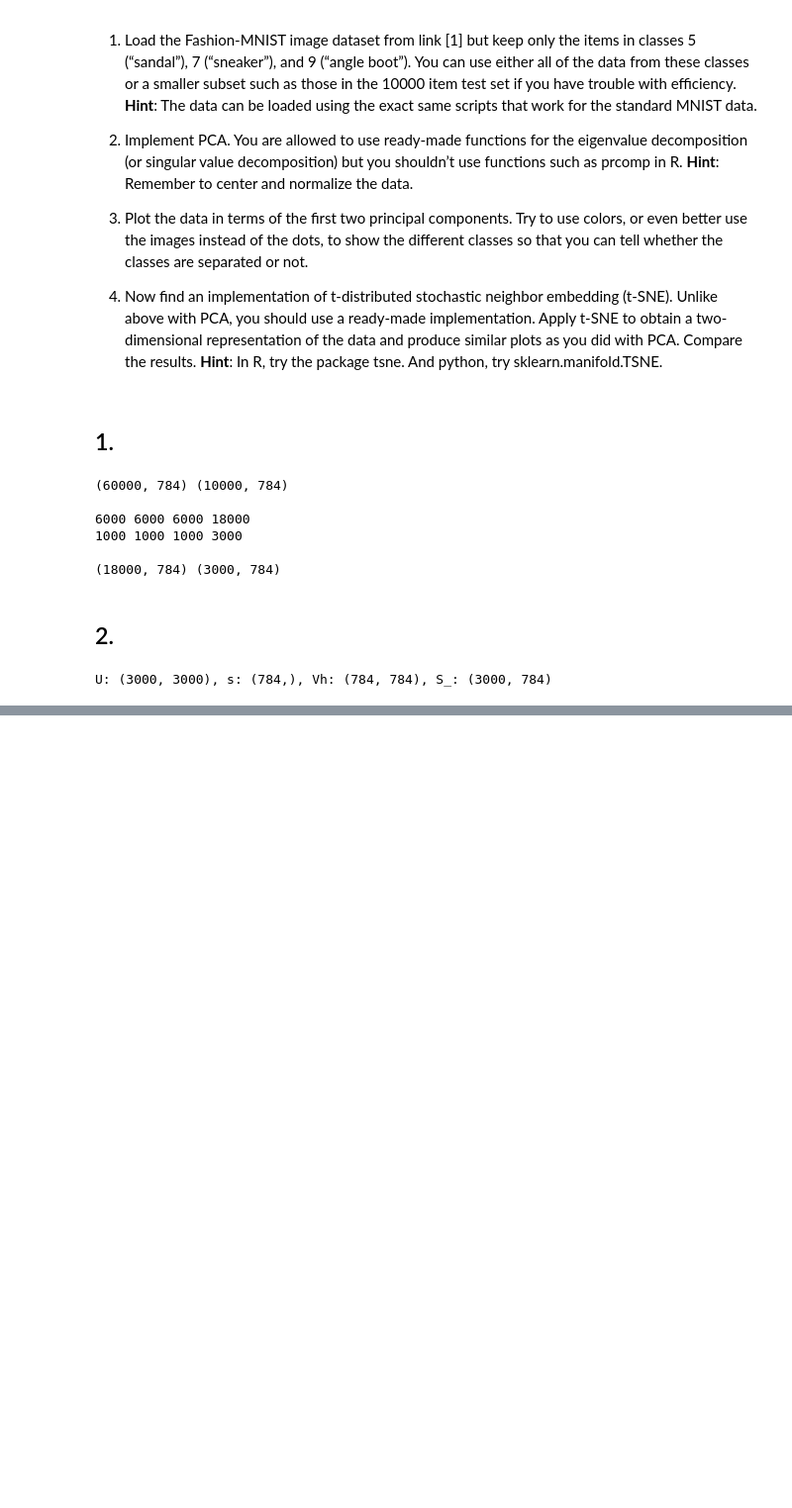
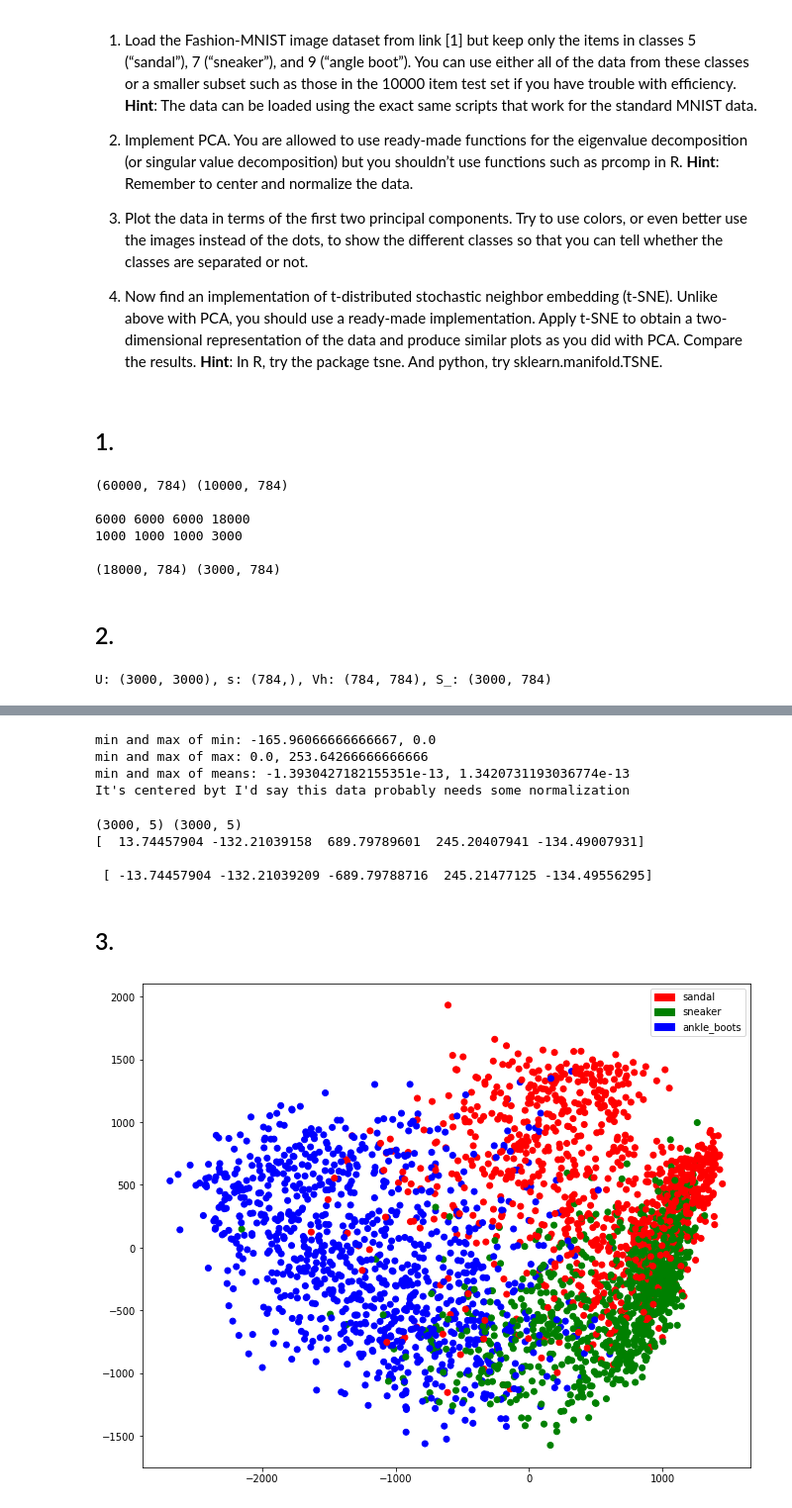
Before and after one commit to Kasparow/ml_project, a Jupyter notebook: task3.ipynb, the cells around one changed output, grey strips where cells are left out. Shown at 99% size. Drawn from its saved outputs; the diff is of its cells as text; code cells hidden in the pictures; blank space fills up the shorter version.

Commit message:
finished subtask 3.3 to plot fashion-mnist test data based on two first principal components

```diff
--- a/task3.ipynb
+++ b/task3.ipynb
@@ -77,3 +79,4 @@ U: (3000, 3000), s: (784,), Vh: (784, 784), S_: (3000, 784)
 n_components = 5
 
 pca_mtx = U[:, :n_components]
+pca_mtx = pca_mtx * s[:n_components]
@@ -83,0 +88,10 @@ pca_mtx.shape
+# %%
+print(f"min and max of min: {tmp_mins.min()}, {tmp_mins.max()}")
+print(f"min and max of max: {tmp_maxs.min()}, {tmp_maxs.max()}")
+print(f"min and max of means: {tmp_means.min()}, {tmp_means.max()}")
+print("It's centered byt I'd say this data probably needs some normalization")
+# %% [output]
+min and max of min: -165.96066666666667, 0.0
+min and max of max: 0.0, 253.64266666666666
+min and max of means: -1.3930427182155351e-13, 1.3420731193036774e-13
+It's centered byt I'd say this data probably needs some normalization
@@ -83,0 +105,8 @@ pca_mtx.shape
+# %%
+print(pca_mtx.shape, tmp_pca_mtx.shape)
+print(pca_mtx[0], "\n\n", tmp_pca_mtx[0])
+# %% [output]
+(3000, 5) (3000, 5)
+[  13.74457904 -132.21039158  689.79789601  245.20407941 -134.49007931]
+
+ [ -13.74457904 -132.21039209 -689.79788716  245.21477125 -134.49556295]
@@ -83,0 +117,24 @@ pca_mtx.shape
+# %% [markdown]
+## 3.
+# %%
+def get_colors(y):
+    colors = {
+        5: "red",
+        7: "green",
+        9: "blue"
+    }
+    return [colors[c] for c in y]
+
+
+r_patch = mpatches.Patch(color='red', label=labels[5])
+g_patch = mpatches.Patch(color='green', label=labels[7])
+b_patch = mpatches.Patch(color='blue', label=labels[9])
+
+plt.figure(figsize=(11, 9))
+plt.scatter(pca_mtx[:, 0], pca_mtx[:, 1], c=get_colors(y_test))
+plt.ylabel("2nd component")
+plt.xlabel("1st component")
+plt.legend(handles=[r_patch, g_patch, b_patch])
+plt.show()
+# %% [output]
+[figure, added]
```
Also changed, not shown: parts of 5 cells of this notebook.
